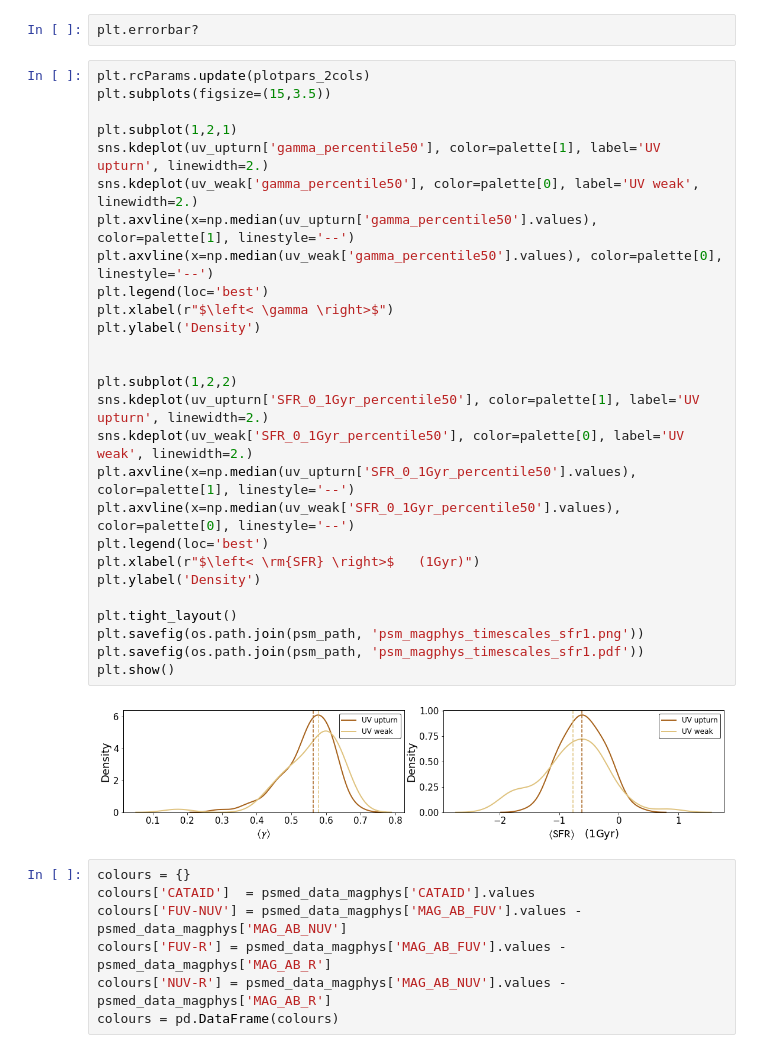
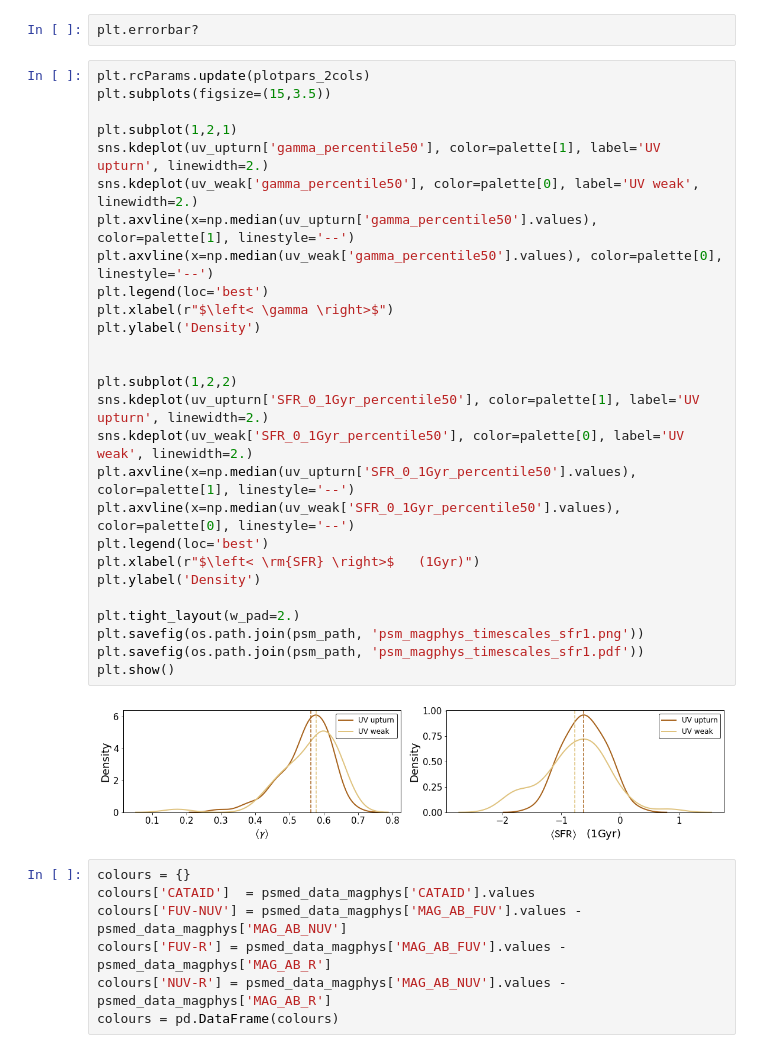
Before and after one commit to mdastro/UVupturn-RSGs, a Jupyter notebook: UV_PSM/PSM_StellarPopsAnalysis_MagPhys.ipynb, the cells around one changed output. Drawn from its saved outputs; the diff is of its cells as text.

```diff
--- a/UV_PSM/PSM_StellarPopsAnalysis_MagPhys.ipynb
+++ b/UV_PSM/PSM_StellarPopsAnalysis_MagPhys.ipynb
@@ -401,32 +402,32 @@ plt.errorbar?
 # %%
 plt.rcParams.update(plotpars_2cols)
 plt.subplots(figsize=(15,3.5))
 
 plt.subplot(1,2,1)
 sns.kdeplot(uv_upturn['gamma_percentile50'], color=palette[1], label='UV upturn', linewidth=2.)
 sns.kdeplot(uv_weak['gamma_percentile50'], color=palette[0], label='UV weak', linewidth=2.)
 plt.axvline(x=np.median(uv_upturn['gamma_percentile50'].values), color=palette[1], linestyle='--')
 plt.axvline(x=np.median(uv_weak['gamma_percentile50'].values), color=palette[0], linestyle='--')
 plt.legend(loc='best')
 plt.xlabel(r"$\left< \gamma \right>$")
 plt.ylabel('Density')
 
 
 plt.subplot(1,2,2)
 sns.kdeplot(uv_upturn['SFR_0_1Gyr_percentile50'], color=palette[1], label='UV upturn', linewidth=2.)
 sns.kdeplot(uv_weak['SFR_0_1Gyr_percentile50'], color=palette[0], label='UV weak', linewidth=2.)
 plt.axvline(x=np.median(uv_upturn['SFR_0_1Gyr_percentile50'].values), color=palette[1], linestyle='--')
 plt.axvline(x=np.median(uv_weak['SFR_0_1Gyr_percentile50'].values), color=palette[0], linestyle='--')
 plt.legend(loc='best')
 plt.xlabel(r"$\left< \rm{SFR} \right>$   (1Gyr)")
 plt.ylabel('Density')
 
-plt.tight_layout()
+plt.tight_layout(w_pad=2.)
 plt.savefig(os.path.join(psm_path, 'psm_magphys_timescales_sfr1.png'))
 plt.savefig(os.path.join(psm_path, 'psm_magphys_timescales_sfr1.pdf'))
 plt.show()
 # %% [output]
-[figure, old version]
+[figure, new version]
 # %%
 colours = {}
 colours['CATAID']  = psmed_data_magphys['CATAID'].values
```
Also changed, not shown: parts of 4 cells of this notebook.
